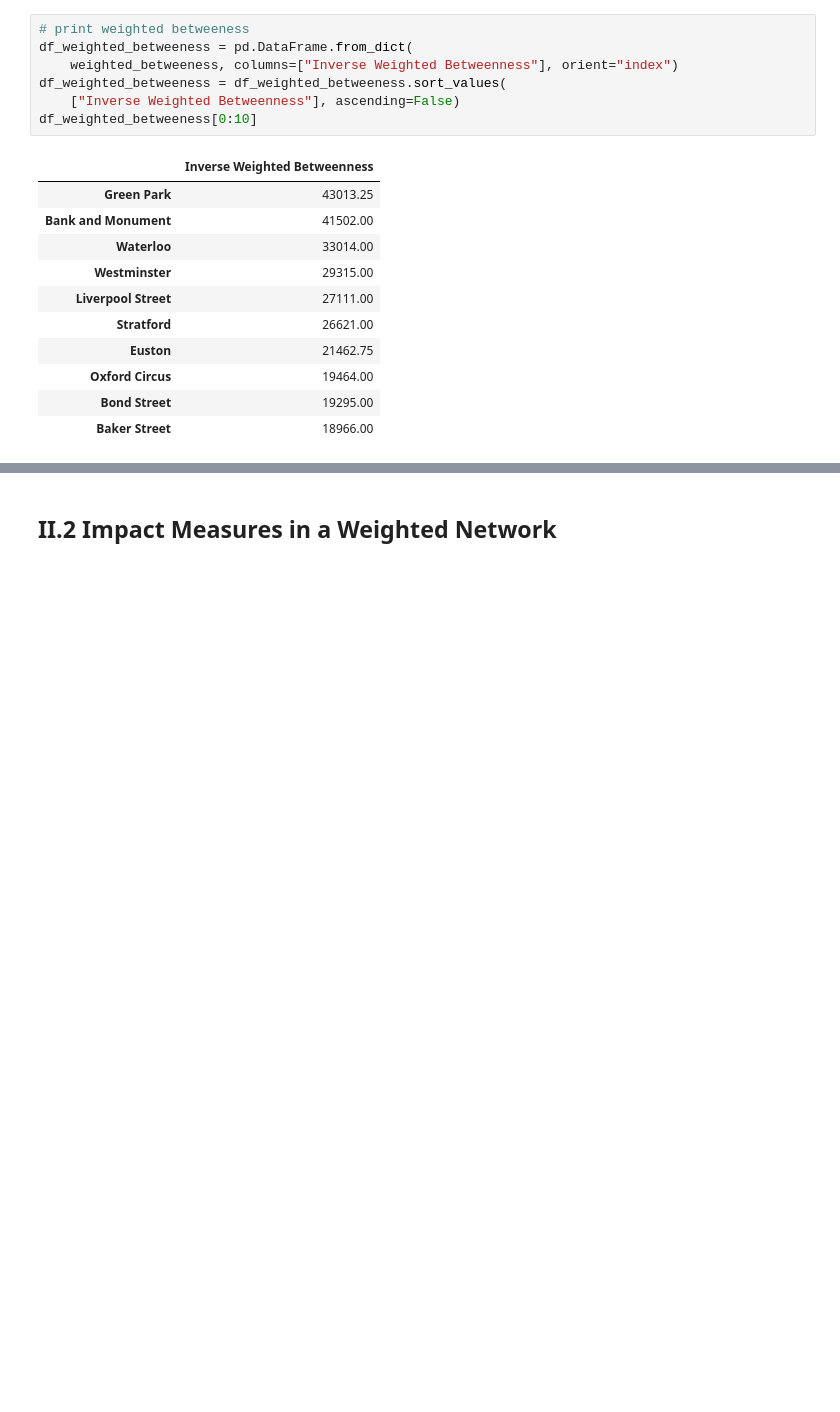
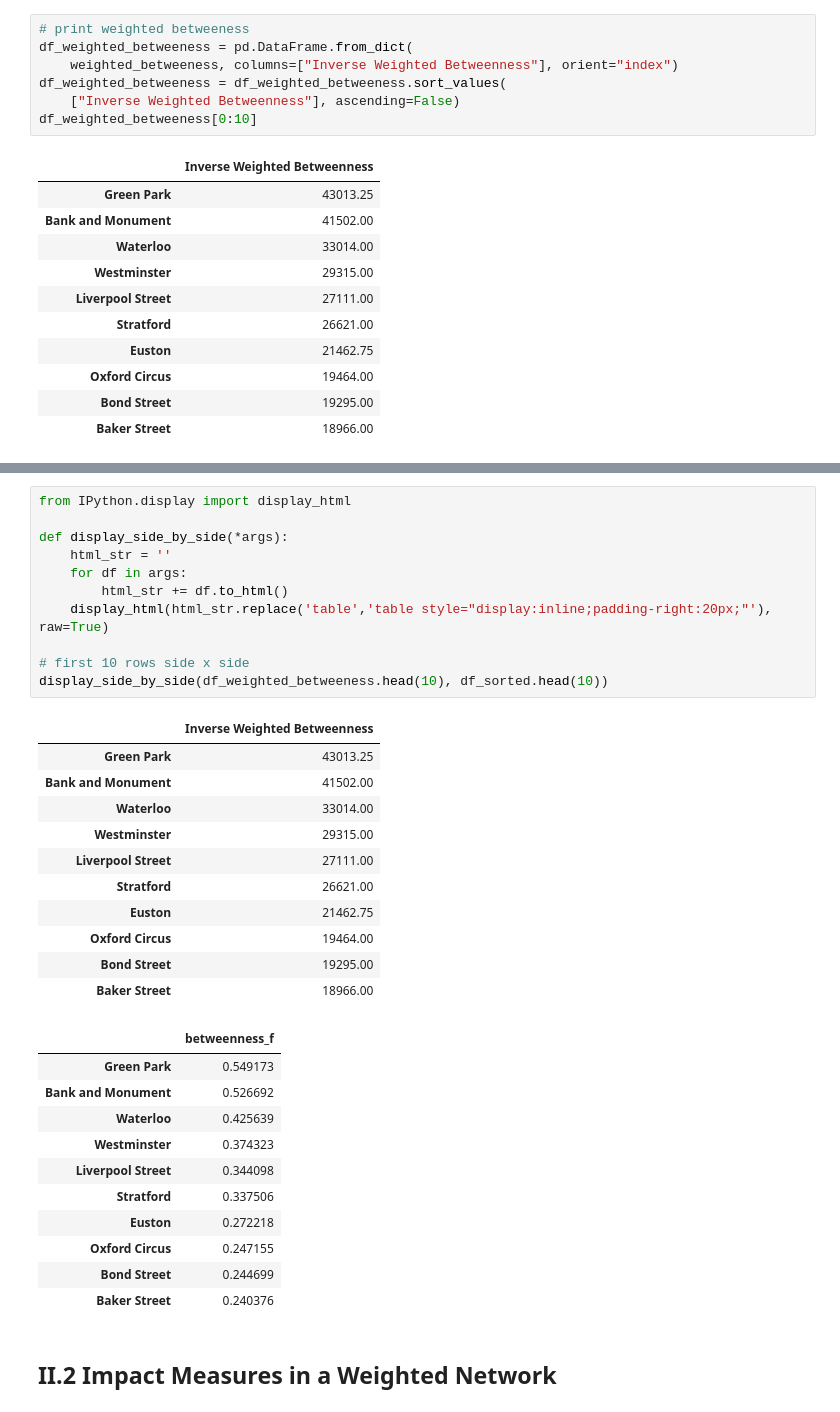
Before and after one commit to NikhilSDesai/UrbanSimulation, a Jupyter notebook: Final_Assessment.ipynb, the cells around one changed output, grey strips where cells are left out. Cells and saved outputs as stored; diff of their text form; blank space fills up the shorter version.

```diff
--- a/Final_Assessment.ipynb
+++ b/Final_Assessment.ipynb
@@ -1517,2 +1540,36 @@ df_weighted_betweeness[0:10]
+# %%
+from IPython.display import display_html
+
+def display_side_by_side(*args):
+    html_str = ''
+    for df in args:
+        html_str += df.to_html()
+    display_html(html_str.replace('table','table style="display:inline;padding-right:20px;"'), raw=True)
+
+# first 10 rows side x side
+display_side_by_side(df_weighted_betweeness.head(10), df_sorted.head(10))
+# %% [output]
+|  | Inverse Weighted Betweenness |
+| Green Park | 43013.25 |
+| Bank and Monument | 41502.00 |
+| Waterloo | 33014.00 |
+| Westminster | 29315.00 |
+| Liverpool Street | 27111.00 |
+| Stratford | 26621.00 |
+| Euston | 21462.75 |
+| Oxford Circus | 19464.00 |
+| Bond Street | 19295.00 |
+| Baker Street | 18966.00 |
+|  | betweenness_f |
+| Green Park | 0.549173 |
+| Bank and Monument | 0.526692 |
+| Waterloo | 0.425639 |
+| Westminster | 0.374323 |
+| Liverpool Street | 0.344098 |
+| Stratford | 0.337506 |
+| Euston | 0.272218 |
+| Oxford Circus | 0.247155 |
+| Bond Street | 0.244699 |
+| Baker Street | 0.240376 |
 # %% [markdown]
 ## II.2 Impact Measures in a Weighted Network
```
Also changed, not shown: parts of 16 cells of this notebook.
